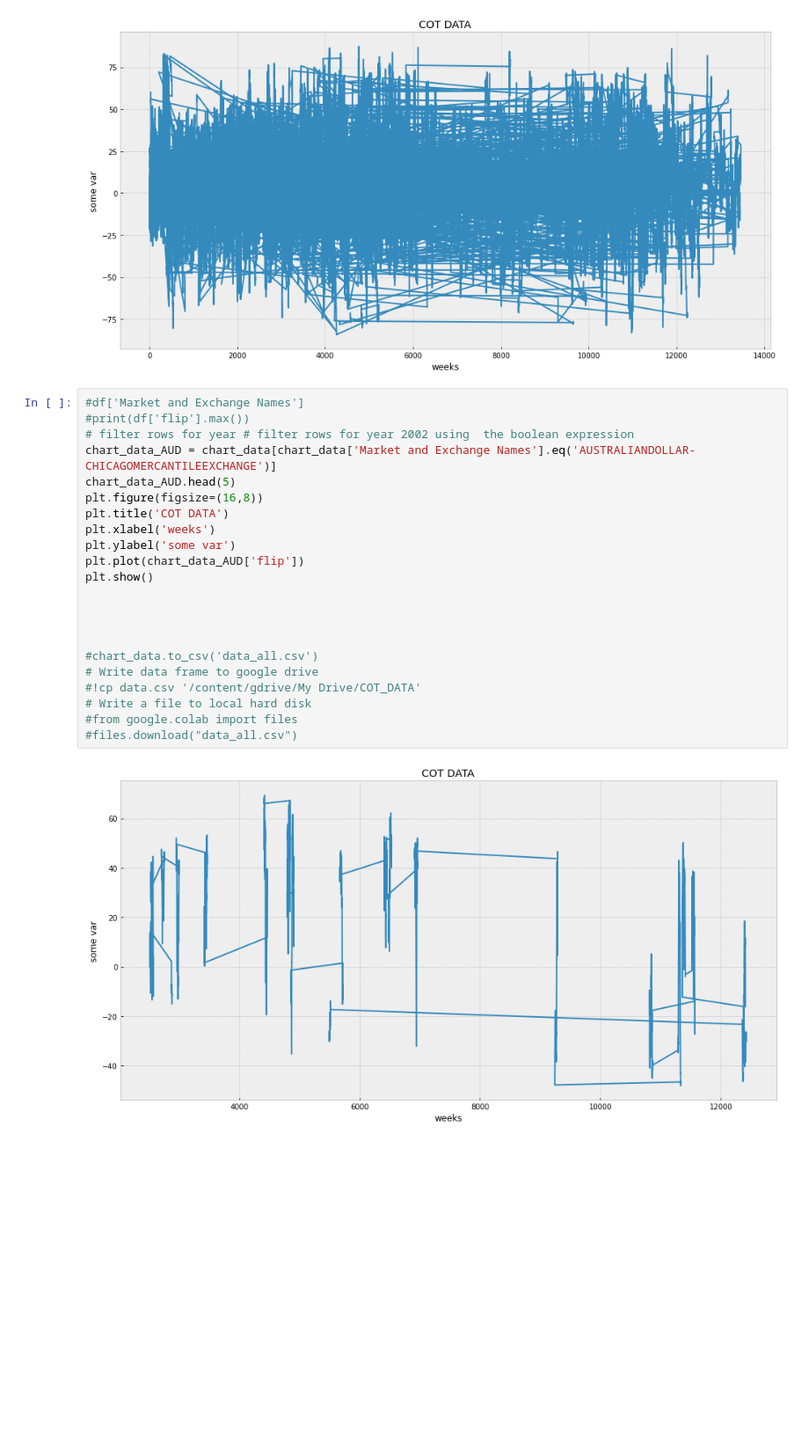
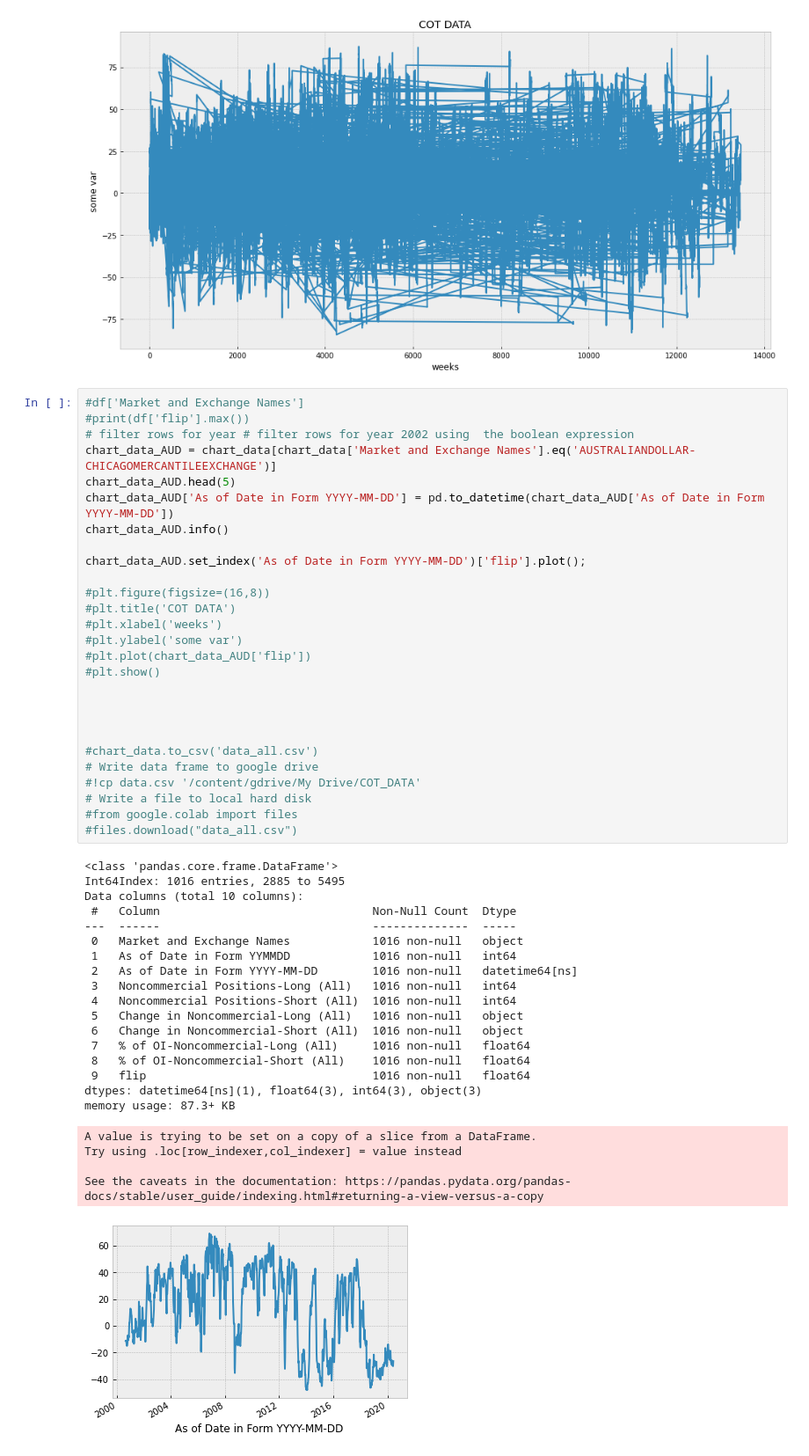
Before and after one commit to pipreaper/colabatory, a Jupyter notebook: read.ipynb, the cells around one changed output. Shown at 88% size. Saved outputs shown, nothing was run; the diff lists cells and outputs as text; blank space fills up the shorter version.

```diff
--- a/read.ipynb
+++ b/read.ipynb
@@ -74,24 +69,50 @@ plt.show()
 # %%
 #df['Market and Exchange Names']
 #print(df['flip'].max())
 # filter rows for year # filter rows for year 2002 using  the boolean expression
 chart_data_AUD = chart_data[chart_data['Market and Exchange Names'].eq('AUSTRALIANDOLLAR-CHICAGOMERCANTILEEXCHANGE')]
 chart_data_AUD.head(5)
-plt.figure(figsize=(16,8))
-plt.title('COT DATA')
-plt.xlabel('weeks')
-plt.ylabel('some var')
-plt.plot(chart_data_AUD['flip'])
-plt.show()
+chart_data_AUD['As of Date in Form YYYY-MM-DD'] = pd.to_datetime(chart_data_AUD['As of Date in Form YYYY-MM-DD'])
+chart_data_AUD.info()
+
+chart_data_AUD.set_index('As of Date in Form YYYY-MM-DD')['flip'].plot();
+
+#plt.figure(figsize=(16,8))
+#plt.title('COT DATA')
+#plt.xlabel('weeks')
+#plt.ylabel('some var')
+#plt.plot(chart_data_AUD['flip'])
+#plt.show()
 
 
 
 
 #chart_data.to_csv('data_all.csv')
 # Write data frame to google drive
 #!cp data.csv '/content/gdrive/My Drive/COT_DATA'
 # Write a file to local hard disk
 #from google.colab import files
 #files.download("data_all.csv")
 # %% [output]
+<class 'pandas.core.frame.DataFrame'>
+Int64Index: 1016 entries, 2885 to 5495
+Data columns (total 10 columns):
+ #   Column                               Non-Null Count  Dtype
+---  ------                               --------------  -----
+ 0   Market and Exchange Names            1016 non-null   object
+ 1   As of Date in Form YYMMDD            1016 non-null   int64
+ 2   As of Date in Form YYYY-MM-DD        1016 non-null   datetime64[ns]
+ 3   Noncommercial Positions-Long (All)   1016 non-null   int64
+ 4   Noncommercial Positions-Short (All)  1016 non-null   int64
+ 5   Change in Noncommercial-Long (All)   1016 non-null   object
+ 6   Change in Noncommercial-Short (All)  1016 non-null   object
+ 7   % of OI-Noncommercial-Long (All)     1016 non-null   float64
+ 8   % of OI-Noncommercial-Short (All)    1016 non-null   float64
+ 9   flip                                 1016 non-null   float64
+dtypes: datetime64[ns](1), float64(3), int64(3), object(3)
+memory usage: 87.3+ KB
+A value is trying to be set on a copy of a slice from a DataFrame.
+Try using .loc[row_indexer,col_indexer] = value instead
+
+See the caveats in the documentation: https://pandas.pydata.org/pandas-docs/stable/user_guide/indexing.html#returning-a-view-versus-a-copy
-[figure, old version]
+[figure, new version]
```
Also changed, not shown: parts of 4 cells of this notebook.
